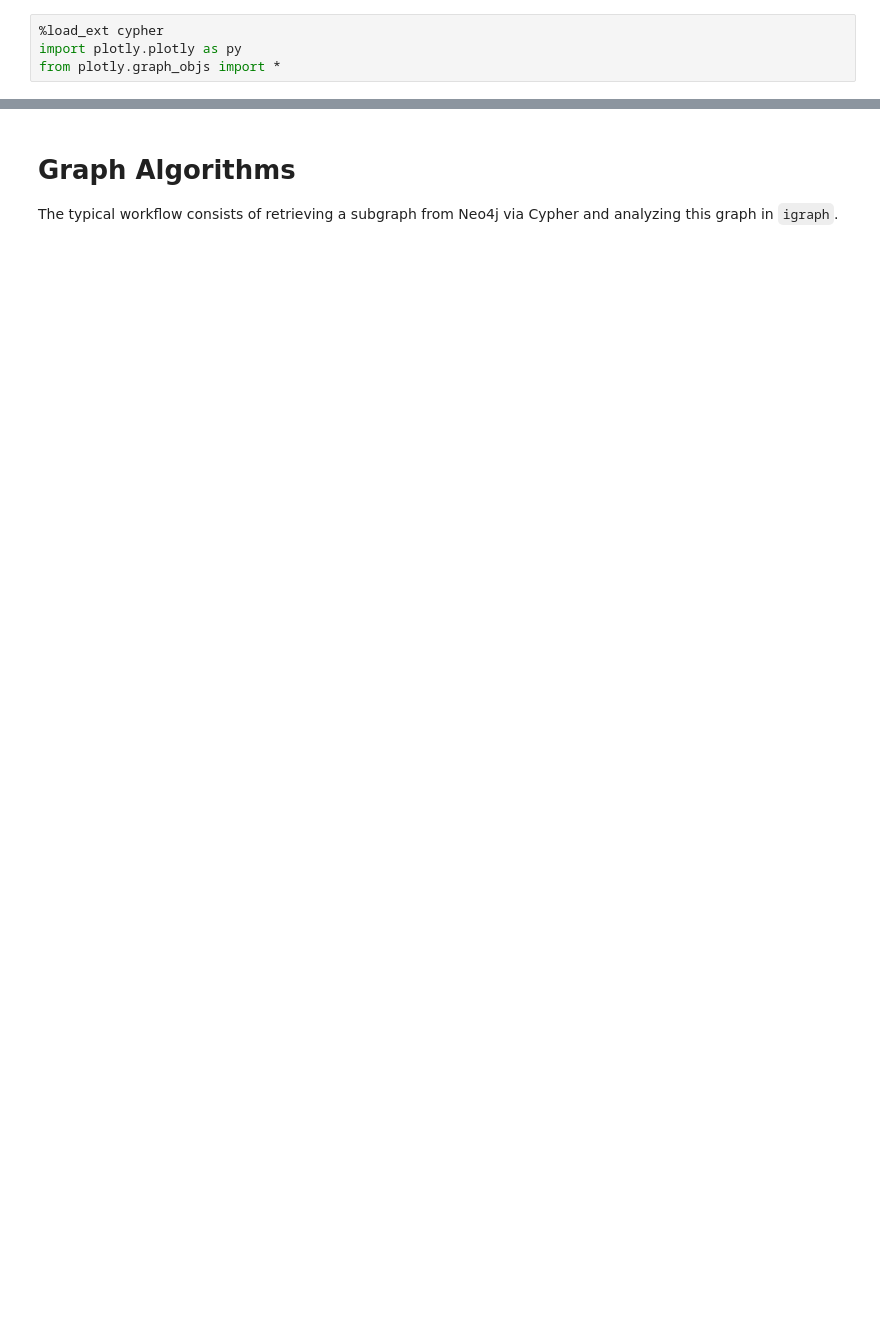
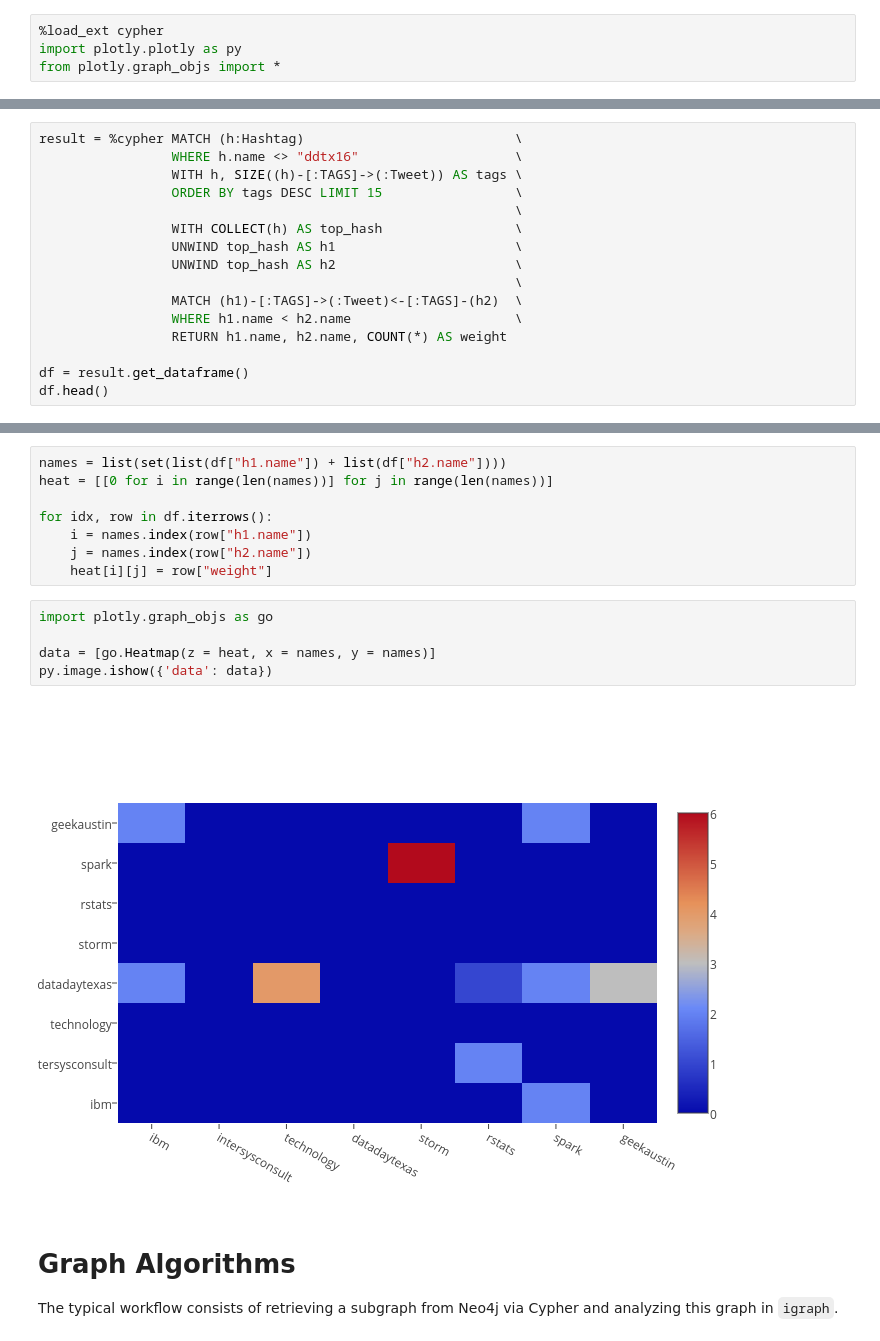
Before and after one commit to nicolewhite/neo4j-jupyter, a Jupyter notebook: twitter.ipynb, the cells around one changed output, grey strips where cells are left out. Saved outputs shown, nothing was run; the diff lists cells and outputs as text; blank space fills up the shorter version.

```diff
--- a/twitter.ipynb
+++ b/twitter.ipynb
@@ -185,0 +190,16 @@ py.image.ishow(fig)
+# %%
+result = %cypher MATCH (h:Hashtag)                           \
+                 WHERE h.name <> "ddtx16"                    \
+                 WITH h, SIZE((h)-[:TAGS]->(:Tweet)) AS tags \
+                 ORDER BY tags DESC LIMIT 15                 \
+                                                             \
+                 WITH COLLECT(h) AS top_hash                 \
+                 UNWIND top_hash AS h1                       \
+                 UNWIND top_hash AS h2                       \
+                                                             \
+                 MATCH (h1)-[:TAGS]->(:Tweet)<-[:TAGS]-(h2)  \
+                 WHERE h1.name < h2.name                     \
+                 RETURN h1.name, h2.name, COUNT(*) AS weight
+
+df = result.get_dataframe()
+df.head()
@@ -186,3 +214,18 @@ py.image.ishow(fig)
+# %%
+names = list(set(list(df["h1.name"]) + list(df["h2.name"])))
+heat = [[0 for i in range(len(names))] for j in range(len(names))]
+
+for idx, row in df.iterrows():
+    i = names.index(row["h1.name"])
+    j = names.index(row["h2.name"])
+    heat[i][j] = row["weight"]
+# %%
+import plotly.graph_objs as go
+
+data = [go.Heatmap(z = heat, x = names, y = names)]
+py.image.ishow({'data': data})
+# %% [output]
+[figure, added]
 # %% [markdown]
 # Graph Algorithms
 
```
Also changed, not shown: parts of 23 cells of this notebook, 2 other files.
